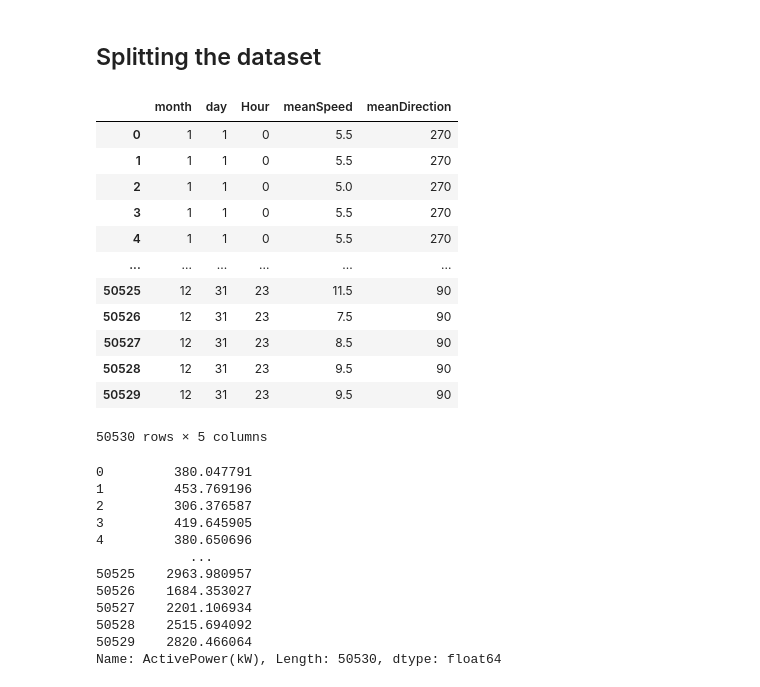
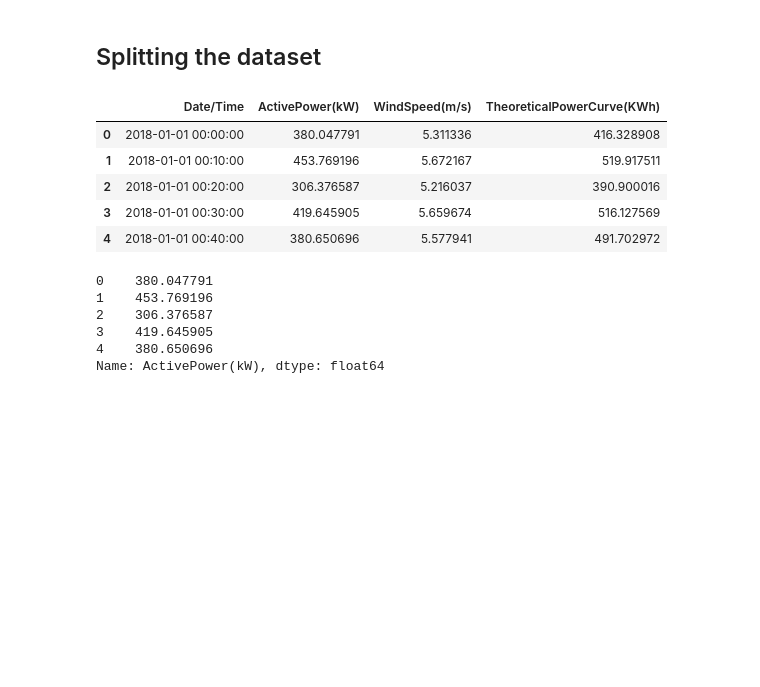
Before and after one commit to IBM-EPBL/IBM-Project-48380-1660807109, a Jupyter notebook: Data Pre-processing/Splitting Data into independent and dependent varibles/Splitting_the_dataset_into_dependent_and_independent_variables.ipynb, the cells around one changed output. Drawn from its saved outputs; the diff is of its cells as text; code cells hidden in the pictures; blank space fills up the shorter version.

Commit message:
updates the data preprocessing notebooks

```diff
--- a/Data Pre-processing/Splitting Data into independent and dependent varibles/Splitting_the_dataset_into_dependent_and_independent_variables.ipynb
+++ b/Data Pre-processing/Splitting Data into independent and dependent varibles/Splitting_the_dataset_into_dependent_and_independent_variables.ipynb
@@ -95,3 +82,0 @@ def mean_speed(x):
-# %%
-data['meanSpeed'] = data['WindSpeed(m/s)'].apply(mean_speed)
-data.head()
@@ -120,3 +82,0 @@ def mean_direction(x):
-# %%
-data["meanDirection"]=data["WindDirection"].apply(mean_direction)
-data
@@ -142,3 +82,0 @@ def wind_direction(x):
-# %%
-data['windCDirection'] = data['meanDirection'].apply(wind_direction)
-data
@@ -168,0 +83,3 @@ df.head()
+# %%
+data["Date/Time"] = pd.to_datetime(data["Date/Time"], format = "%d %m %Y %H:%M", errors = "coerce")
+data
@@ -169,38 +100,25 @@ df.head()
 # %% [markdown]
 ## Splitting the dataset
-# %%
-X=data[['month','day','Hour','meanSpeed','meanDirection']]
-X
-# %% [output]
-|  | month | day | Hour | meanSpeed | meanDirection |
-| 0 | 1 | 1 | 0 | 5.5 | 270 |
-| 1 | 1 | 1 | 0 | 5.5 | 270 |
-| 2 | 1 | 1 | 0 | 5.0 | 270 |
-| 3 | 1 | 1 | 0 | 5.5 | 270 |
-| 4 | 1 | 1 | 0 | 5.5 | 270 |
-| ... | ... | ... | ... | ... | ... |
-| 50525 | 12 | 31 | 23 | 11.5 | 90 |
-| 50526 | 12 | 31 | 23 | 7.5 | 90 |
-| 50527 | 12 | 31 | 23 | 8.5 | 90 |
-| 50528 | 12 | 31 | 23 | 9.5 | 90 |
-| 50529 | 12 | 31 | 23 | 9.5 | 90 |
-50530 rows × 5 columns
+# %%
+X=data[['Date/Time','ActivePower(kW)','WindSpeed(m/s)','TheoreticalPowerCurve(KWh)']]
+X.head()
+# %% [output]
+|  | Date/Time | ActivePower(kW) | WindSpeed(m/s) | TheoreticalPowerCurve(KWh) |
+| 0 | 2018-01-01 00:00:00 | 380.047791 | 5.311336 | 416.328908 |
+| 1 | 2018-01-01 00:10:00 | 453.769196 | 5.672167 | 519.917511 |
+| 2 | 2018-01-01 00:20:00 | 306.376587 | 5.216037 | 390.900016 |
+| 3 | 2018-01-01 00:30:00 | 419.645905 | 5.659674 | 516.127569 |
+| 4 | 2018-01-01 00:40:00 | 380.650696 | 5.577941 | 491.702972 |
 # %%
 y = data['ActivePower(kW)']
-y
+y.head()
 # %% [output]
-0         380.047791
-1         453.769196
-2         306.376587
-3         419.645905
-4         380.650696
-            ...
-50525    2963.980957
-50526    1684.353027
-50527    2201.106934
-50528    2515.694092
-50529    2820.466064
-Name: ActivePower(kW), Length: 50530, dtype: float64
+0    380.047791
+1    453.769196
+2    306.376587
+3    419.645905
+4    380.650696
+Name: ActivePower(kW), dtype: float64
 # %%
 X.to_csv('IndependentVariables.csv')
 y.to_csv('DependentVariable.csv')
```
Also changed, not shown: parts of 8 cells of this notebook, 1 other file.
